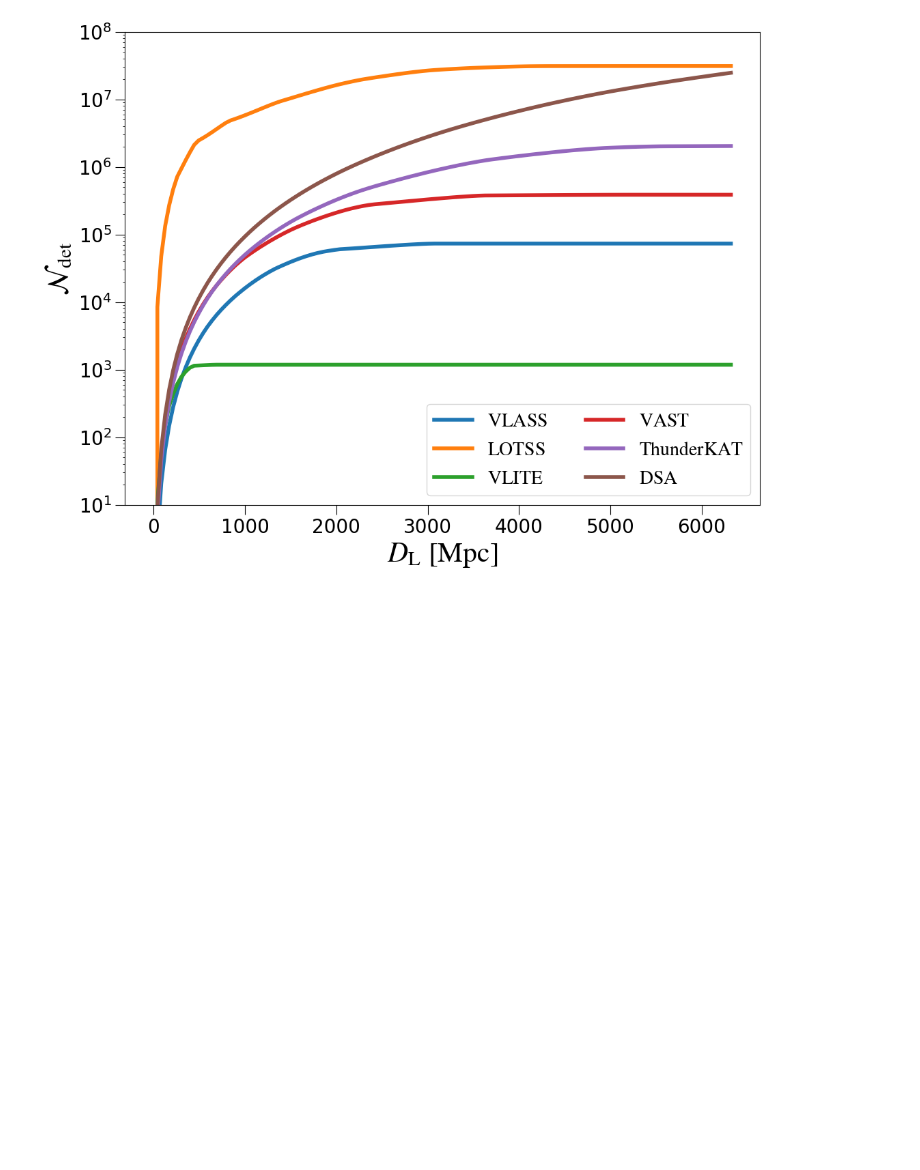
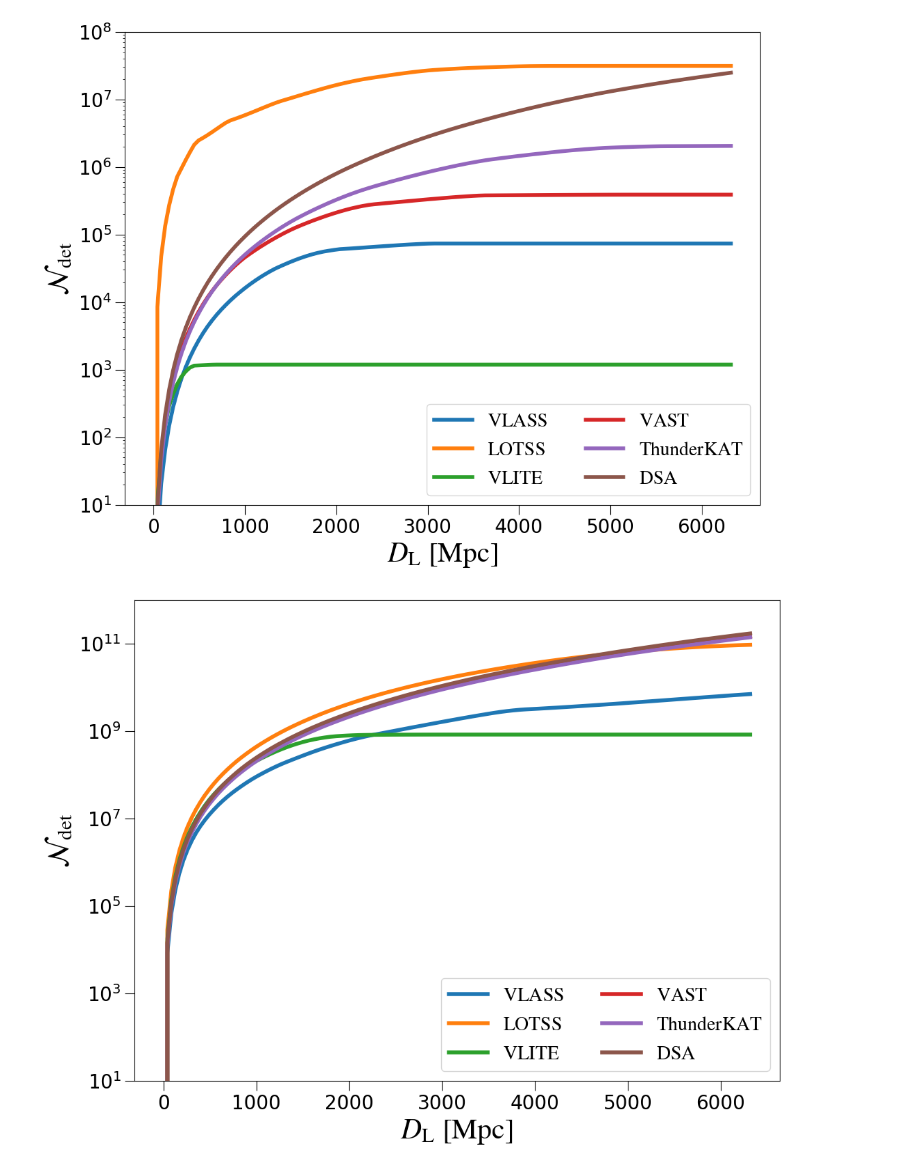
Before and after one commit to KohkiUno/hypernebula_analysis, a Jupyter notebook: detectable_number.ipynb, the cells around one changed output. Drawn from its saved outputs; the diff is of its cells as text; code cells hidden in the pictures; blank space fills up the shorter version.

```diff
--- a/detectable_number.ipynb
+++ b/detectable_number.ipynb
@@ -830,12 +847,11 @@ def compute_cumulative_detectable_number (rate_talbe, lc_table):
 # %%
-Ndet = compute_cumulative_detectable_number (rate_table, lc_table)
+Ndet_01_01 = compute_cumulative_detectable_number(rate_table, lc_table_01_01)
+Ndet_025_01 = compute_cumulative_detectable_number(rate_table, lc_table_025_01)
+# Ndet_025_025 = compute_cumulative_detectable_number(rate_table, lc_table_025_025)
 # %%
-sum_vlass = np.sum(Ndet['N_vlass'], axis=0)
-sum_lotss = np.sum(Ndet['N_lotss'], axis=0)
-sum_vlite = np.sum(Ndet['N_vlite'], axis=0)
-sum_vast = np.sum(Ndet['N_vast'], axis=0)
-sum_thunderkat = np.sum(Ndet['N_thunderkat'], axis=0)
-sum_dsa = np.sum(Ndet['N_dsa'], axis=0)
+cum_Ndet_01_01 = cumulative_sum(Ndet_01_01)
+cum_Ndet_025_01 = cumulative_sum(Ndet_025_01)
+# cum_Ndet_025_025 = cumulative_sum(Ndet_025_025)
 # %%
 # Then plot it!
 ####################
@@ -866,3 +882,33 @@ plt.savefig('./figures/cumulative_N_01_01.pdf', bbox_inches='tight', pad_inches=
 plt.show()
 # %% [output]
 [figure]
+# %%
+# Then plot it!
+####################
+fig, ax = plt.subplots(figsize = (12,9))
+
+ax.plot(d_L.value, cum_Ndet_025_01['vlass'], label=r'$\mathrm{VLASS}$', lw=4)
+ax.plot(d_L.value, cum_Ndet_025_01['lotss'], label=r'$\mathrm{LOTSS}$', lw=4)
+ax.plot(d_L.value, cum_Ndet_025_01['vlite'], label=r'$\mathrm{VLITE}$', lw=4)
+ax.plot(d_L.value, cum_Ndet_025_01['vast'], label=r'$\mathrm{VAST}$', lw=4)
+ax.plot(d_L.value, cum_Ndet_025_01['thunderkat'], label=r'$\mathrm{ThunderKAT}$', lw=4)
+ax.plot(d_L.value, cum_Ndet_025_01['dsa'], label=r'$\mathrm{DSA}$', lw=4)
+
+########
+ax.tick_params(axis='both', which='major', labelsize=20, size=10)
+plt.xticks(fontsize=20)
+plt.yticks(fontsize=20)
+plt.locator_params(axis='y', nbins=6)
+
+# ax.set_xlim([0.0, 50])
+ax.set_ylim([1e1, 1e12])
+
+plt.xlabel(r'$D_{\mathrm{L}} \ {\mathrm{[Mpc]}}$', fontsize = 30)
+plt.ylabel(r'$\mathcal{N}_{\mathrm{det}}$', fontsize = 30)
+
+plt.yscale('log')
+plt.legend(fontsize = 20, ncol=2)
+plt.savefig('./figures/cumulative_N_025_01.pdf', bbox_inches='tight', pad_inches=0.1)
+plt.show()
+# %% [output]
+[figure, added]
```
Also changed, not shown: parts of 4 cells of this notebook.
